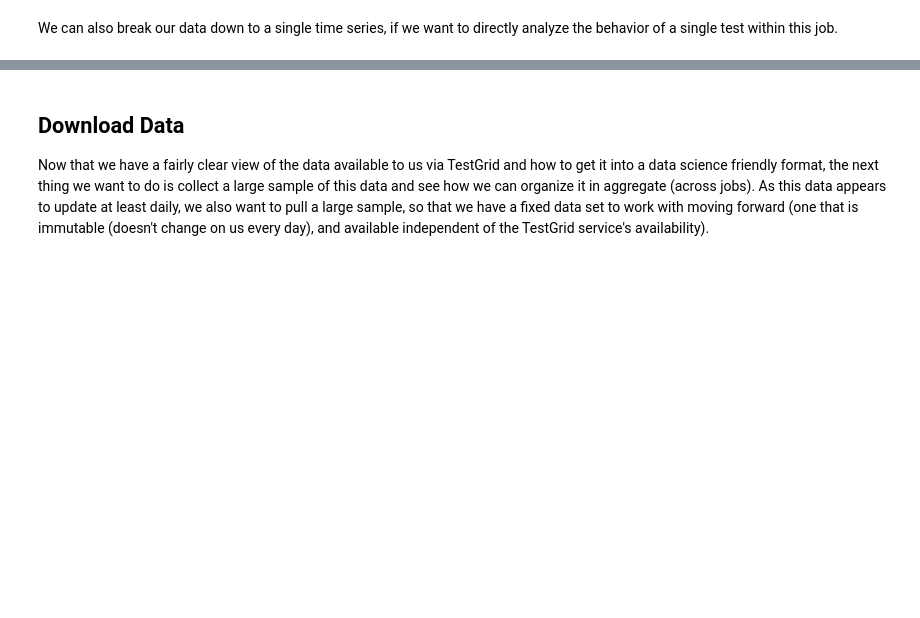
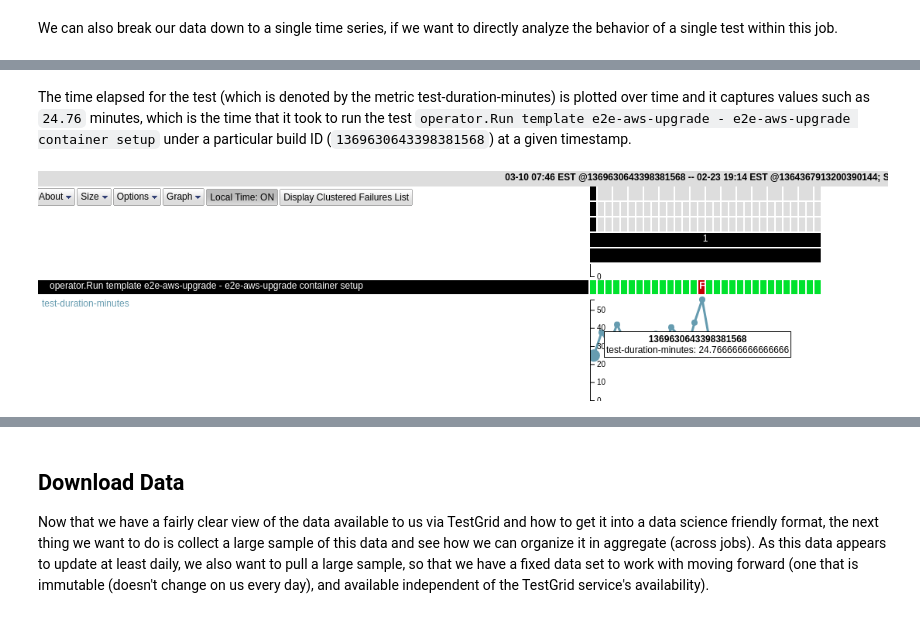
Before and after one commit to aicoe-aiops/ocp-ci-analysis, a Jupyter notebook: notebooks/data-sources/TestGrid/testgrid_EDA.ipynb, the cells around one changed output, grey strips where cells are left out. Saved outputs shown, nothing was run; the diff lists cells and outputs as text; code cells hidden in the pictures; blank space fills up the shorter version.

```diff
--- a/notebooks/data-sources/TestGrid/testgrid_EDA.ipynb
+++ b/notebooks/data-sources/TestGrid/testgrid_EDA.ipynb
@@ -268,0 +276,6 @@ We can also break our data down to a single time series, if we want to directly
+# %% [markdown]
+The time elapsed for the test (which is denoted by the metric test-duration-minutes) is plotted over time and it captures values such as `24.76` minutes, which is the time that it took to run the test `operator.Run template e2e-aws-upgrade - e2e-aws-upgrade container setup` under a particular build ID (`1369630643398381568`) at a given timestamp.
+# %%
+Image(filename="../../../docs/assets/images/time_duration_02.png")
+# %% [output]
+[figure, added]
```
Also changed, not shown: parts of 17 cells of this notebook, 4 other files.
